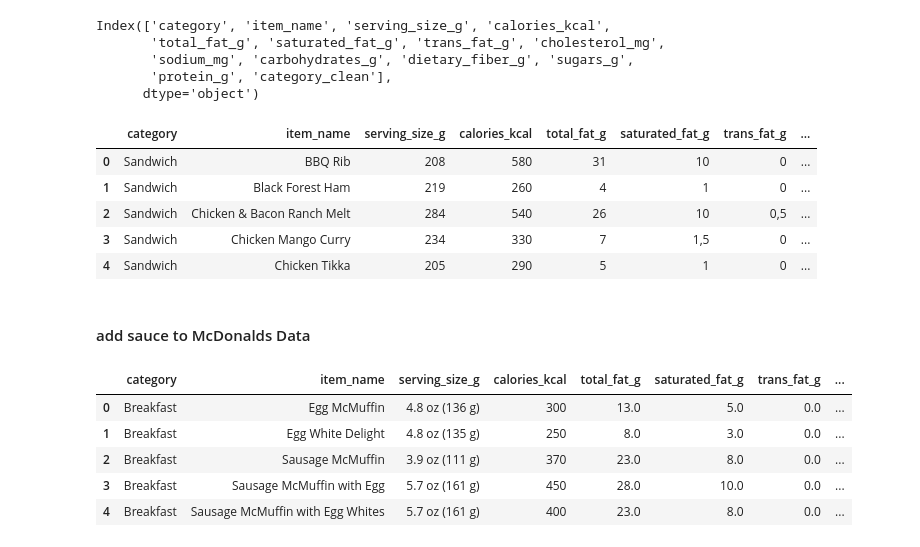
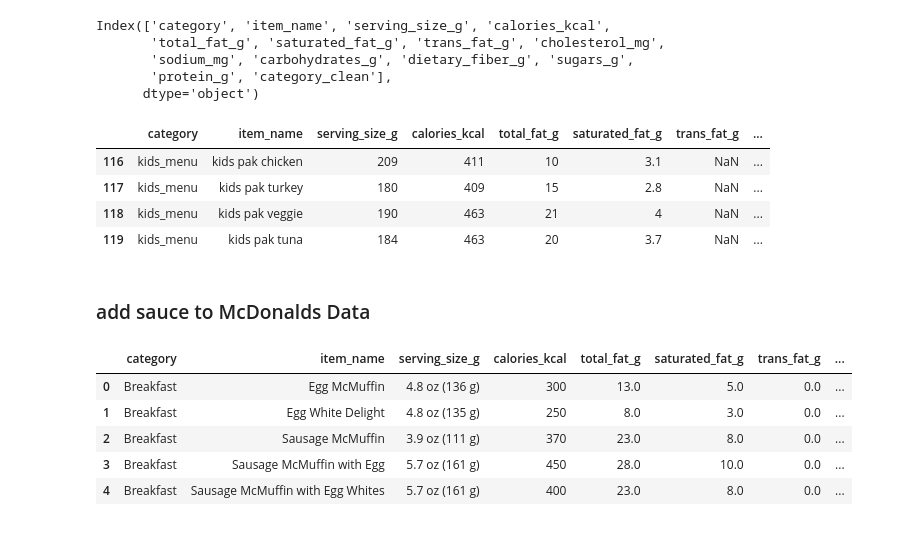
Before and after one commit to Magierteppich/project_fastfood_nutrition, a Jupyter notebook: 02_tian_wip/01_data_cleaning.ipynb, the cells around one changed output. Cells and saved outputs as stored; diff of their text form; code cells hidden in the pictures.

```diff
--- a/02_tian_wip/01_data_cleaning.ipynb
+++ b/02_tian_wip/01_data_cleaning.ipynb
@@ -522,11 +543,11 @@ subway_cat_old
 # %%
 subway_cat_new = ["sandwich", "extra", "wrap", "bread", "dessert", "sauce", "breakfast", "salad"]
 # %%
-subway_dict = dict(zip(subway_cat_old, subway_cat_new))
+subway_cat_dict = dict(zip(subway_cat_old, subway_cat_new))
 # %%
 subway = subway.assign(category_clean = "NaN")
 # %%
-subway["category_clean"] = subway["category"].map(subway_dict).fillna("no match")
+subway["category_clean"] = subway["category"].map(subway_cat_dict).fillna("no match")
 # %%
 subway
 # %% [output]
@@ -578,17 +584,16 @@ subway = subway.append(pd.Series(["kids_menu", "kids pak turkey", "180", "409",
 subway = subway.append(pd.Series(["kids_menu", "kids pak veggie", "190", "463", "21", "4", "NaN", "NaN", "1.9", "54", "5.6", "4.1", "15", "kids_menu"], index=subway.columns), ignore_index=True)
 # %%
 subway = subway.append(pd.Series(["kids_menu", "kids pak tuna", "184", "463", "20", "3.7", "NaN", "NaN", "2.3", "54", "3.4", "4.3", "16", "kids_menu"], index=subway.columns), ignore_index=True)
-# %%
-subway.head()
-# %% [output]
-|  | category | item_name | serving_size_g | calories_kcal | total_fat_g | saturated_fat_g | trans_fat_g | ... |
-| 0 | Sandwich | BBQ Rib | 208 | 580 | 31 | 10 | 0 | ... |
-| 1 | Sandwich | Black Forest Ham | 219 | 260 | 4 | 1 | 0 | ... |
-| 2 | Sandwich | Chicken & Bacon Ranch Melt | 284 | 540 | 26 | 10 | 0,5 | ... |
-| 3 | Sandwich | Chicken Mango Curry | 234 | 330 | 7 | 1,5 | 0 | ... |
-| 4 | Sandwich | Chicken Tikka | 205 | 290 | 5 | 1 | 0 | ... |
+# %%
+subway.loc[subway["category_clean"] == "kids_menu"]
+# %% [output]
+|  | category | item_name | serving_size_g | calories_kcal | total_fat_g | saturated_fat_g | trans_fat_g | ... |
+| 116 | kids_menu | kids pak chicken | 209 | 411 | 10 | 3.1 | NaN | ... |
+| 117 | kids_menu | kids pak turkey | 180 | 409 | 15 | 2.8 | NaN | ... |
+| 118 | kids_menu | kids pak veggie | 190 | 463 | 21 | 4 | NaN | ... |
+| 119 | kids_menu | kids pak tuna | 184 | 463 | 20 | 3.7 | NaN | ... |
 # %% [markdown]
-#### add sauce to McDonalds Data
+### add sauce to McDonalds Data
 # %%
 mcdonalds.head()
 # %% [output]
```
Also changed, not shown: parts of 57 cells of this notebook, 17 other files.
